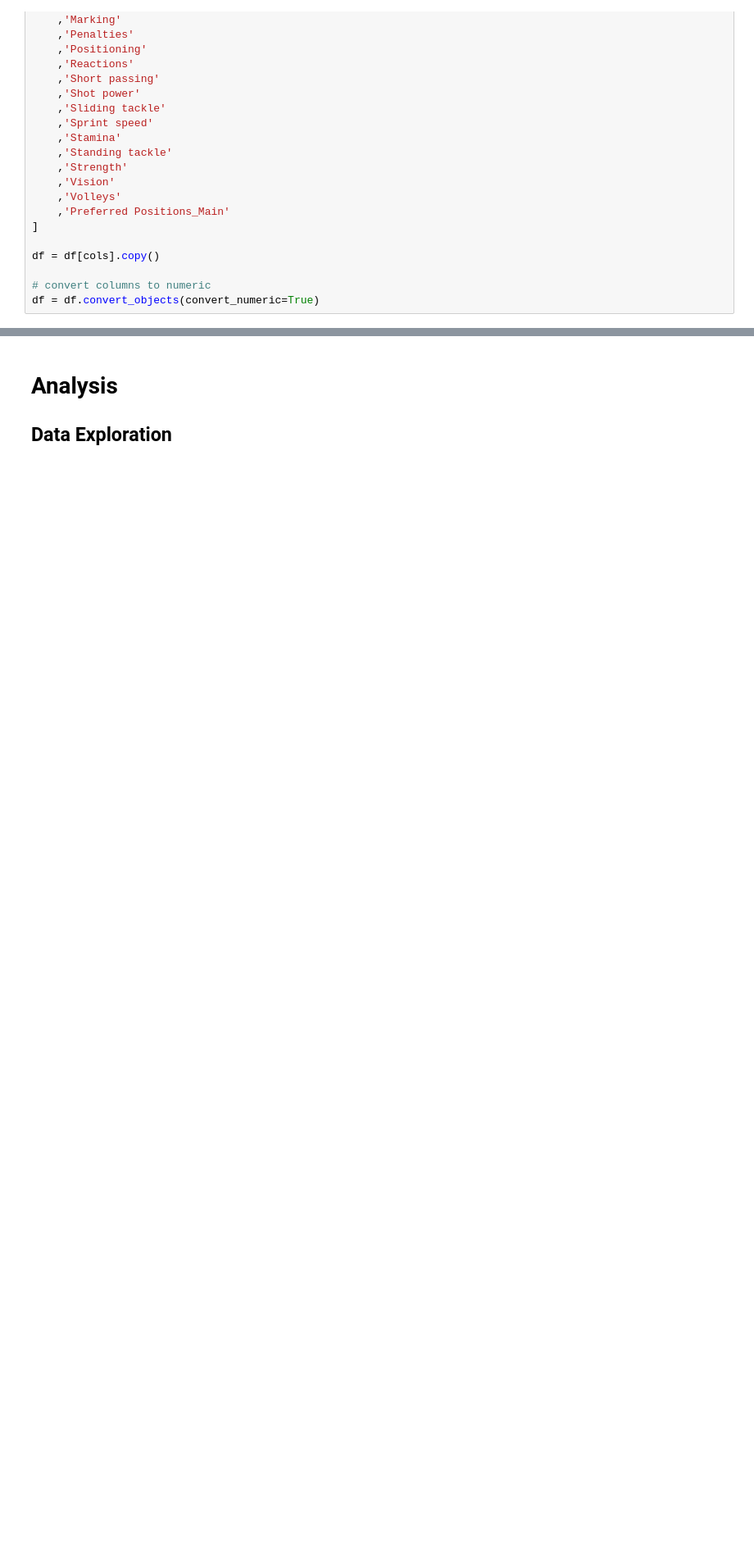
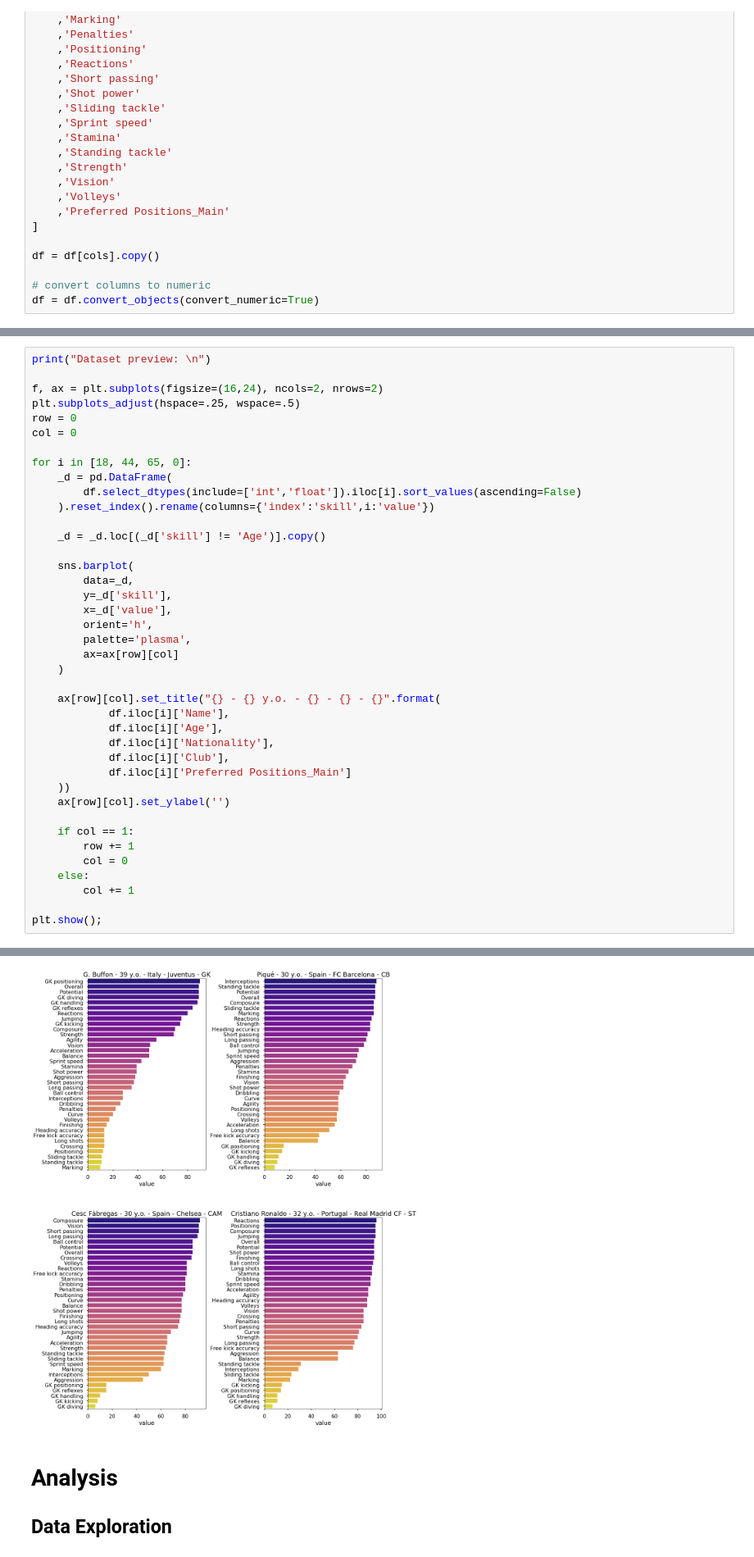
Before and after one commit to elvyna/data-analysis, a Jupyter notebook: jupyter-notebook/2019-02-02 FIFA 2018 players - classification and clustering.ipynb, the cells around one changed output, grey strips where cells are left out. Shown at 82% size. Saved outputs shown, nothing was run; the diff lists cells and outputs as text; blank space fills up the shorter version.

```diff
--- a/jupyter-notebook/2019-02-02 FIFA 2018 players - classification and clustering.ipynb
+++ b/jupyter-notebook/2019-02-02 FIFA 2018 players - classification and clustering.ipynb
@@ -138,0 +111,41 @@ Position        : ST
+# %%
+print("Dataset preview: \n")
+
+f, ax = plt.subplots(figsize=(16,24), ncols=2, nrows=2)
+plt.subplots_adjust(hspace=.25, wspace=.5)
+row = 0
+col = 0
+
+for i in [18, 44, 65, 0]:
+    _d = pd.DataFrame(
+        df.select_dtypes(include=['int','float']).iloc[i].sort_values(ascending=False)
+    ).reset_index().rename(columns={'index':'skill',i:'value'})
+
+    _d = _d.loc[(_d['skill'] != 'Age')].copy()
+
+    sns.barplot(
+        data=_d,
+        y=_d['skill'],
+        x=_d['value'],
+        orient='h',
+        palette='plasma',
+        ax=ax[row][col]
+    )
+
+    ax[row][col].set_title("{} - {} y.o. - {} - {} - {}".format(
+            df.iloc[i]['Name'],
+            df.iloc[i]['Age'],
+            df.iloc[i]['Nationality'],
+            df.iloc[i]['Club'],
+            df.iloc[i]['Preferred Positions_Main']
+    ))
+    ax[row][col].set_ylabel('')
+
+    if col == 1:
+        row += 1
+        col = 0
+    else:
+        col += 1
+
+plt.show();
+# %% [output]
@@ -139,3 +153,4 @@ Position        : ST
+[figure, added]
 # %% [markdown]
 # Analysis
 
```
Also changed, not shown: parts of 24 cells of this notebook.
